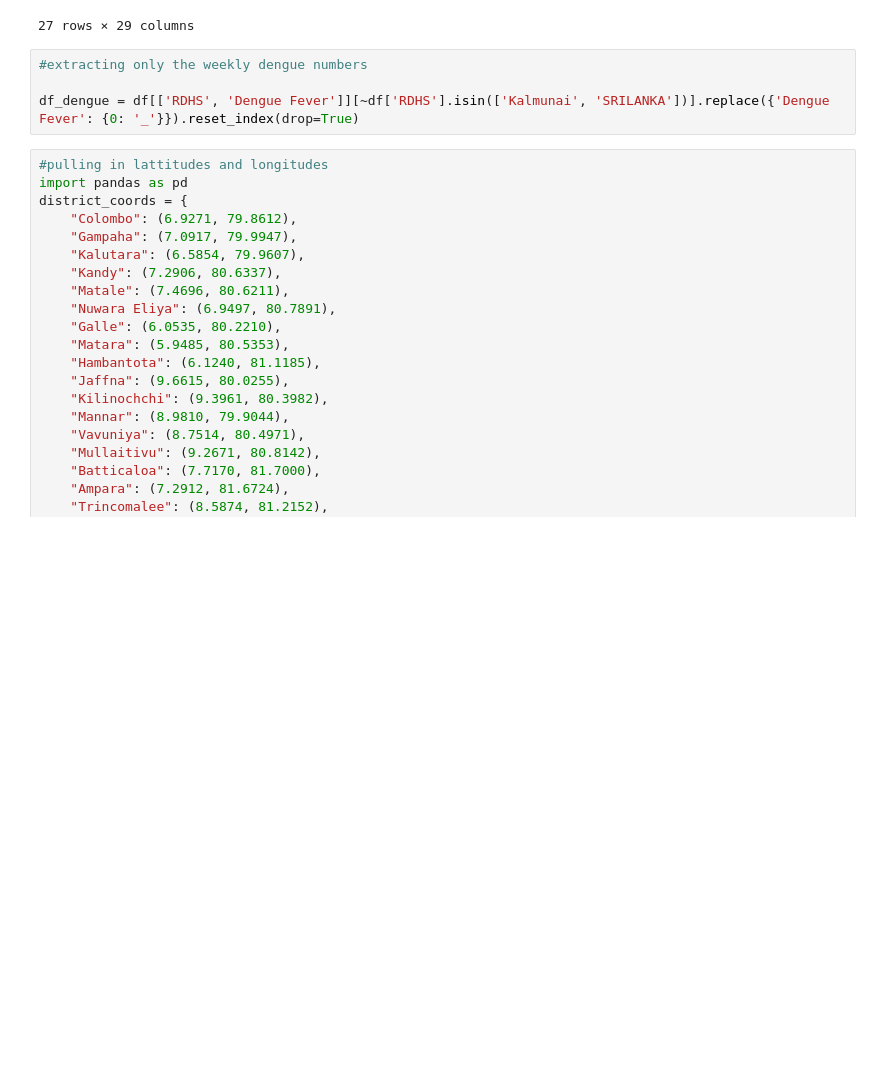
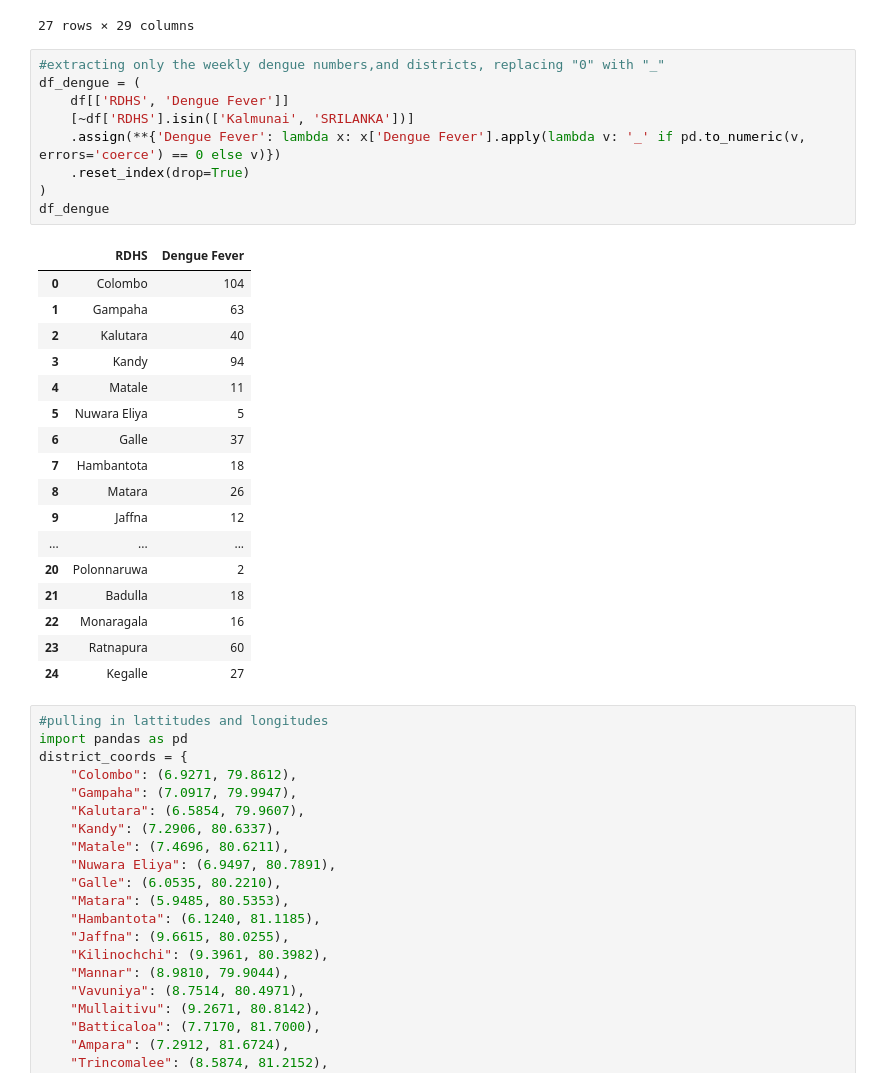
Before and after one commit to DimuthuAttanayake/Dengue, a Jupyter notebook: dengue.ipynb, the cells around one changed output. Saved outputs shown, nothing was run; the diff lists cells and outputs as text; blank space fills up the shorter version.

Commit message:
replacing "0"

```diff
--- a/dengue.ipynb
+++ b/dengue.ipynb
@@ -118,10 +118,33 @@ df
 | 25 | Kalmunai | 4 | 316 | 3 | 31 | 0 | ... |
 | 26 | SRILANKA | 598 | 36860 | 46 | 928 | 2 | ... |
 27 rows × 29 columns
-# %%
-#extracting only the weekly dengue numbers
-
-df_dengue = df[['RDHS', 'Dengue Fever']][~df['RDHS'].isin(['Kalmunai', 'SRILANKA'])].replace({'Dengue Fever': {0: '_'}}).reset_index(drop=True)
+# %%
+#extracting only the weekly dengue numbers,and districts, replacing "0" with "_"
+df_dengue = (
+    df[['RDHS', 'Dengue Fever']]
+    [~df['RDHS'].isin(['Kalmunai', 'SRILANKA'])]
+    .assign(**{'Dengue Fever': lambda x: x['Dengue Fever'].apply(lambda v: '_' if pd.to_numeric(v, errors='coerce') == 0 else v)})
+    .reset_index(drop=True)
+)
+df_dengue
+# %% [output]
+|  | RDHS | Dengue Fever |
+| 0 | Colombo | 104 |
+| 1 | Gampaha | 63 |
+| 2 | Kalutara | 40 |
+| 3 | Kandy | 94 |
+| 4 | Matale | 11 |
+| 5 | Nuwara Eliya | 5 |
+| 6 | Galle | 37 |
+| 7 | Hambantota | 18 |
+| 8 | Matara | 26 |
+| 9 | Jaffna | 12 |
+| ... | ... | ... |
+| 20 | Polonnaruwa | 2 |
+| 21 | Badulla | 18 |
+| 22 | Monaragala | 16 |
+| 23 | Ratnapura | 60 |
+| 24 | Kegalle | 27 |
 # %%
 #pulling in lattitudes and longitudes
 import pandas as pd
```
Also changed, not shown: 1 other file.
